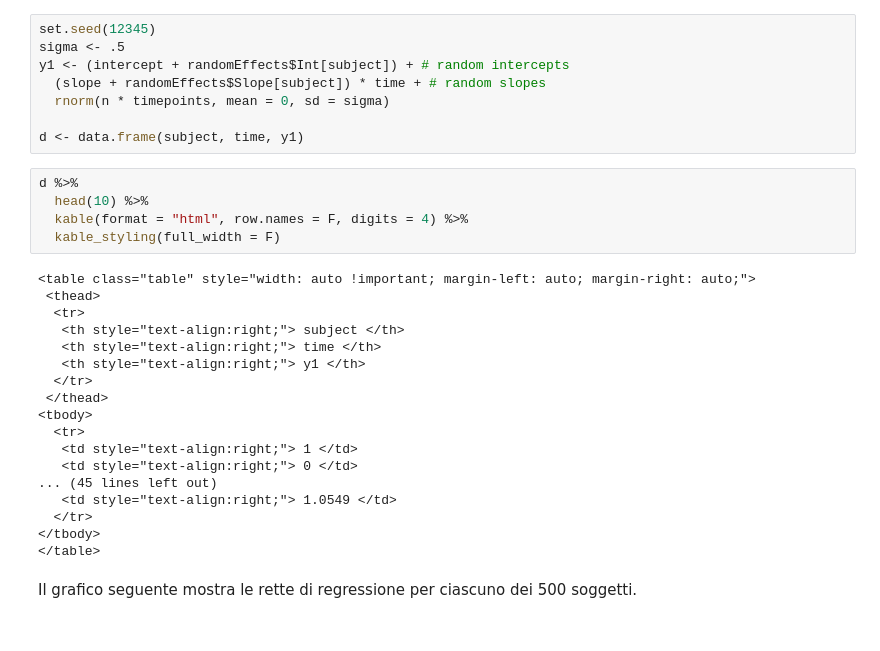
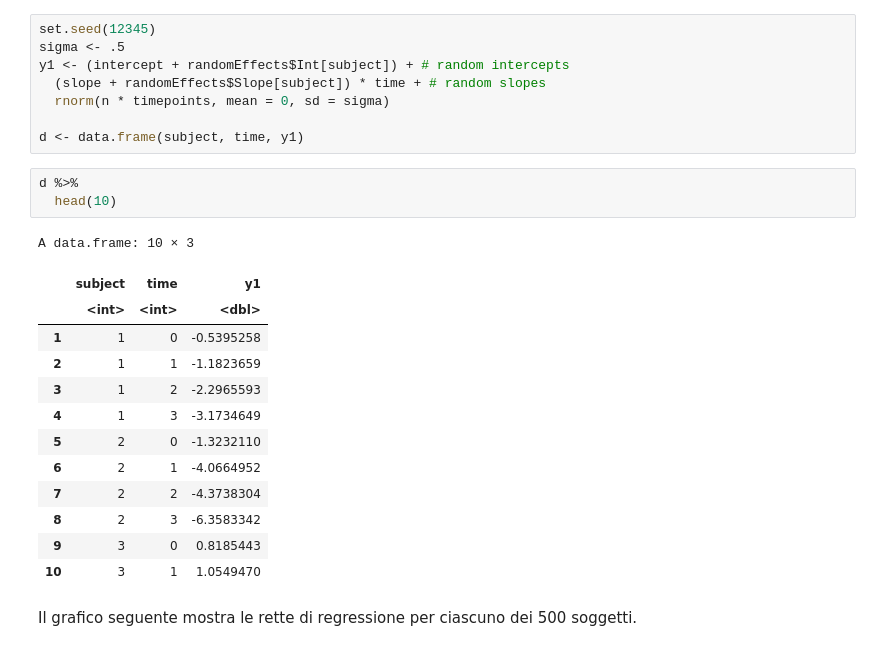
Before and after one commit to ccaudek/cfa_book_2023, a Jupyter notebook: _build/jupyter_execute/324_lgm_mixed.ipynb, the cells around one changed output. Drawn from its saved outputs; the diff is of its cells as text.

```diff
--- a/_build/jupyter_execute/325_lgm_mixed.ipynb
+++ b/_build/jupyter_execute/324_lgm_mixed.ipynb
@@ -186,29 +179,23 @@ y1 <- (intercept + randomEffects$Int[subject]) + # random intercepts
   rnorm(n * timepoints, mean = 0, sd = sigma)
 
 d <- data.frame(subject, time, y1)
-# %%
-d %>%
-  head(10) %>%
-  kable(format = "html", row.names = F, digits = 4) %>%
-  kable_styling(full_width = F)
-# %% [output]
-<table class="table" style="width: auto !important; margin-left: auto; margin-right: auto;">
- <thead>
-  <tr>
-   <th style="text-align:right;"> subject </th>
-   <th style="text-align:right;"> time </th>
-   <th style="text-align:right;"> y1 </th>
-  </tr>
- </thead>
-<tbody>
-  <tr>
-   <td style="text-align:right;"> 1 </td>
-   <td style="text-align:right;"> 0 </td>
-... (45 lines left out)
-   <td style="text-align:right;"> 1.0549 </td>
-  </tr>
-</tbody>
-</table>
+# %%
+d %>%
+  head(10)
+# %% [output]
+A data.frame: 10 × 3
+|  | subject | time | y1 |
+|  | <int> | <int> | <dbl> |
+| 1 | 1 | 0 | -0.5395258 |
+| 2 | 1 | 1 | -1.1823659 |
+| 3 | 1 | 2 | -2.2965593 |
+| 4 | 1 | 3 | -3.1734649 |
+| 5 | 2 | 0 | -1.3232110 |
+| 6 | 2 | 1 | -4.0664952 |
+| 7 | 2 | 2 | -4.3738304 |
+| 8 | 2 | 3 | -6.3583342 |
+| 9 | 3 | 0 | 0.8185443 |
+| 10 | 3 | 1 | 1.0549470 |
 # %% [markdown]
 Il grafico seguente mostra le rette di regressione per ciascuno dei 500 soggetti.
 # %%
```
Also changed, not shown: parts of 7 cells of this notebook, 31 other files.
